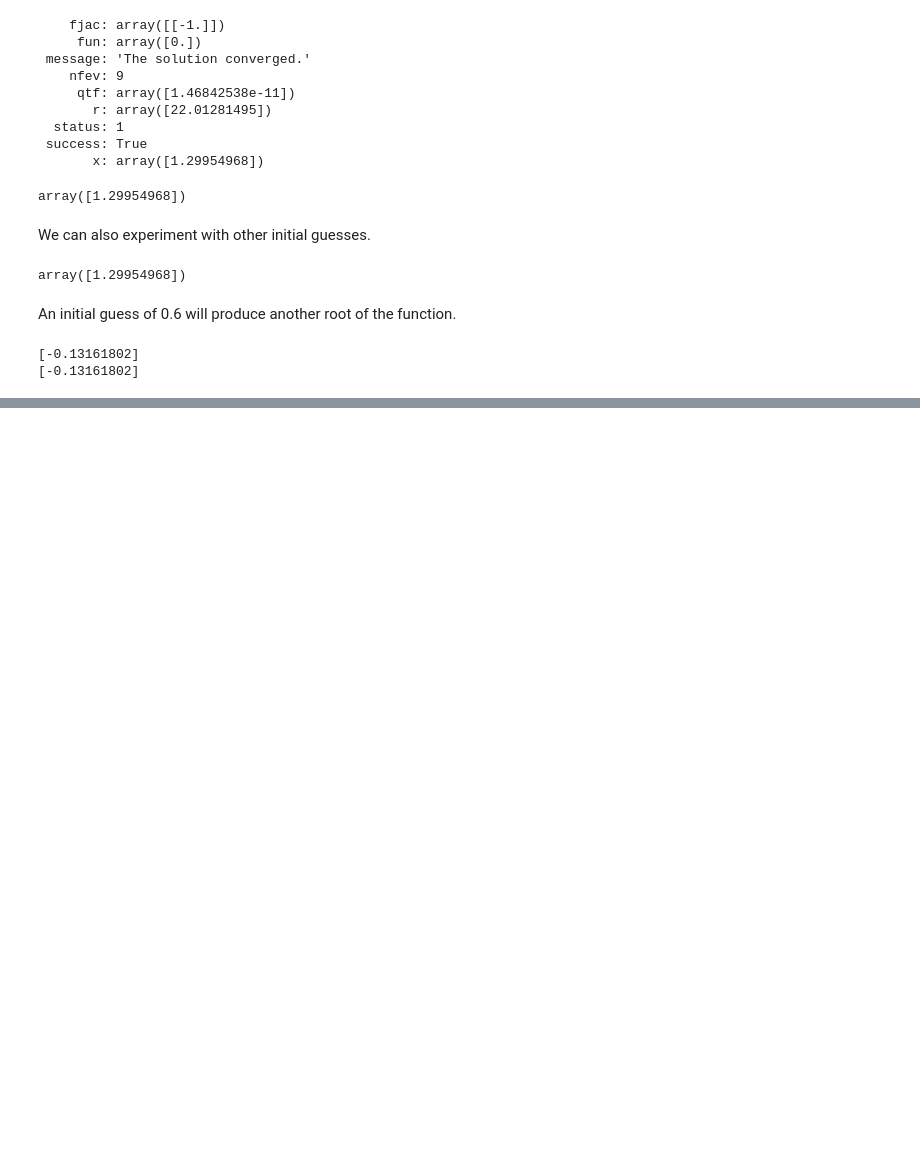
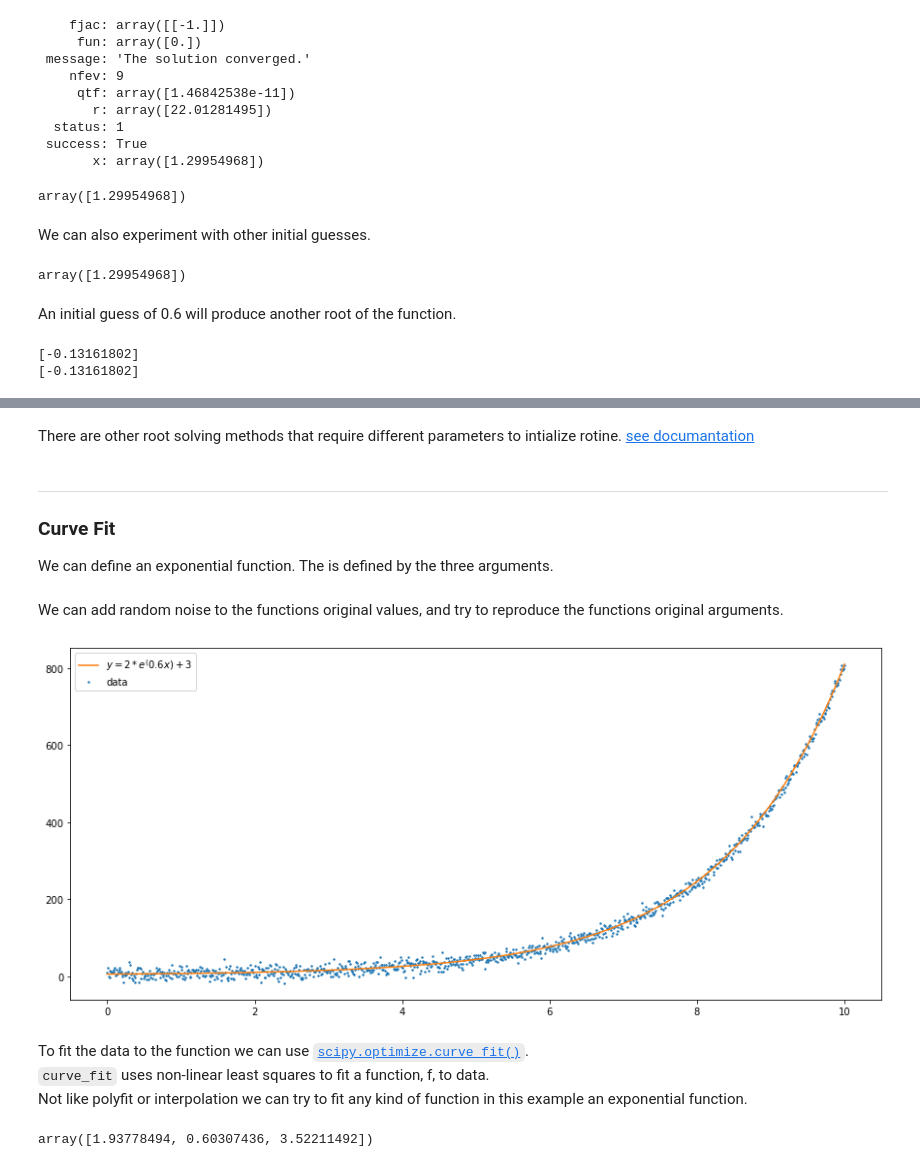
Before and after one commit to nivkeren/computational-methods, a Jupyter notebook: Lesson9.ipynb, the cells around one changed output, grey strips where cells are left out. Drawn from its saved outputs; the diff is of its cells as text; code cells hidden in the pictures; blank space fills up the shorter version.

```diff
--- a/Lesson9.ipynb
+++ b/Lesson9.ipynb
@@ -215,0 +100,6 @@ an initial guess for x.
+# %% [markdown]
+There are other root solving methods that require different parameters to intialize rotine. [see documantation](https://docs.scipy.org/doc/scipy/reference/generated/scipy.optimize.root.html#scipy.optimize.root)
+# %% [markdown]
+---
+### **Curve Fit**
+We can define an exponential function. The is defined by the three arguments.
@@ -215,0 +108,25 @@ an initial guess for x.
+# %%
+def exp(x, a, b, c):
+    return a*np.exp(b*x) + c
+# %% [markdown]
+We can add random noise to the functions original values, and try to reproduce the functions original arguments.
+# %%
+a, b, c = 2, 0.6, 3
+x = np.linspace(0, 10, 1000)
+y = exp(x, a, b, c)
+y_pertubate = y + np.random.normal(0, 10, y.shape[0])
+plt.scatter(x, y_pertubate, s=2, color='C0', label="data")
+plt.plot(x, y, color='C1', label=f"$y={a} * e^({b}x) + {c}$")
+plt.legend()
+plt.show()
+# %% [output]
+[figure, added]
+# %% [markdown]
+To fit the data to the function we can use [`scipy.optimize.curve_fit()`](https://docs.scipy.org/doc/scipy/reference/generated/scipy.optimize.curve_fit.html).  \
+`curve_fit` uses non-linear least squares to fit a function, f, to data.
+Not like polyfit or interpolation we can try to fit any kind of function in this example an exponential function.
+# %%
+popt, pcov = curve_fit(exp, x, y_pertubate)
+popt
+# %% [output]
+array([1.93778494, 0.60307436, 3.52211492])
```
Also changed, not shown: parts of 60 cells of this notebook, 2 other files.
